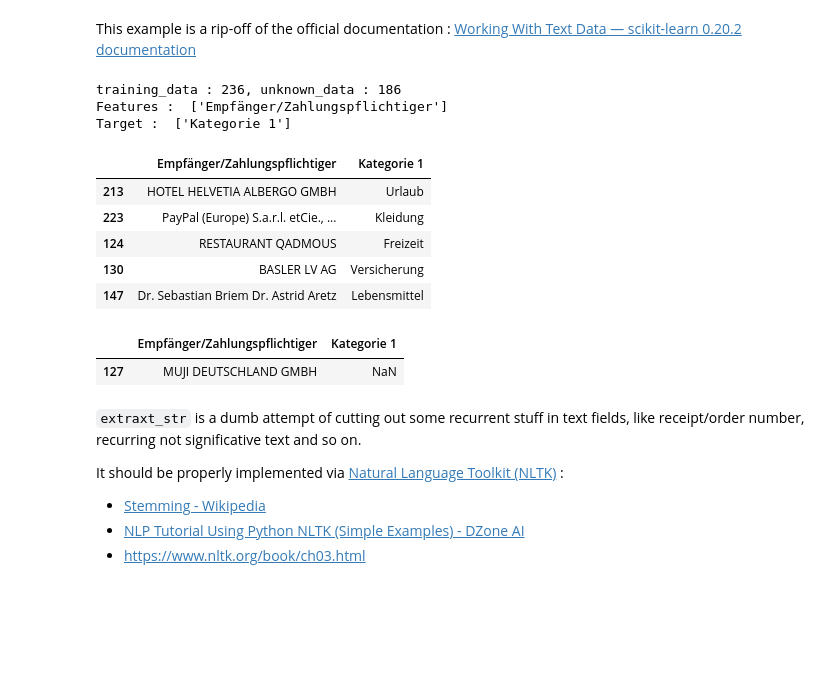
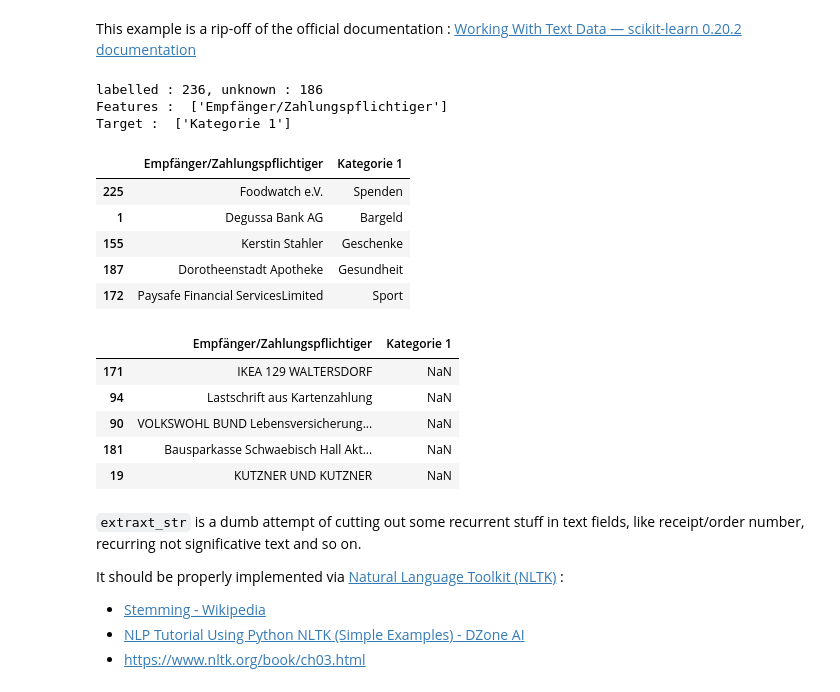
Before and after one commit to PythonMilano/bank_transaction_classifier, a Jupyter notebook: bank_transaction_classifier_repo.ipynb, the cells around one changed output. Drawn from its saved outputs; the diff is of its cells as text; code cells hidden in the pictures; blank space fills up the shorter version.

```diff
--- a/bank_transaction_classifier_repo.ipynb
+++ b/bank_transaction_classifier_repo.ipynb
@@ -16,29 +19,38 @@ unknown_data = pd.read_csv('unknown.csv',sep=',')
 # %%
+## German
 cols = ['Empfänger/Zahlungspflichtiger','Kategorie 1'] # all the columns relevant to this analysis
 text_col = ['Empfänger/Zahlungspflichtiger']           # the "data" column
 target_col = ['Kategorie 1']                           # the target column
 
-print('training_data : {}, unknown_data : {} '.format(training_data.shape[0],unknown_data.shape[0]))
+# ## English
+# cols = ['Recipient / Payer','Category 1'] # all the columns relevant to this analysis
+# text_col = ['Recipient / Payer']          # the "data" column
+# target_col = ['Category 1']               # the target column
+
+print('labelled : {}, unknown : {} '.format(labelled.shape[0],unknown.shape[0]))
 print('Features : ', text_col)
 print('Target : ', target_col)
 # %% [output]
-training_data : 236, unknown_data : 186
+labelled : 236, unknown : 186
 Features :  ['Empfänger/Zahlungspflichtiger']
 Target :  ['Kategorie 1']
-# %%
-training_data[cols].sample(5)
-# %% [output]
-|  | Empfänger/Zahlungspflichtiger | Kategorie 1 |
-| 213 | HOTEL HELVETIA ALBERGO GMBH | Urlaub |
-| 223 | PayPal (Europe) S.a.r.l. etCie., ... | Kleidung |
-| 124 | RESTAURANT QADMOUS | Freizeit |
-| 130 | BASLER LV AG | Versicherung |
-| 147 | Dr. Sebastian Briem Dr. Astrid Aretz | Lebensmittel |
-# %%
-unknown_data[cols].sample()
-# %% [output]
-|  | Empfänger/Zahlungspflichtiger | Kategorie 1 |
-| 127 | MUJI DEUTSCHLAND GMBH | NaN |
+# %%
+display(labelled[cols].sample(5))
+print()
+display(unknown[cols].sample(5))
+# %% [output]
+|  | Empfänger/Zahlungspflichtiger | Kategorie 1 |
+| 225 | Foodwatch e.V. | Spenden |
+| 1 | Degussa Bank AG | Bargeld |
+| 155 | Kerstin Stahler | Geschenke |
+| 187 | Dorotheenstadt Apotheke | Gesundheit |
+| 172 | Paysafe Financial ServicesLimited | Sport |
+|  | Empfänger/Zahlungspflichtiger | Kategorie 1 |
+| 171 | IKEA 129 WALTERSDORF | NaN |
+| 94 | Lastschrift aus Kartenzahlung | NaN |
+| 90 | VOLKSWOHL BUND Lebensversicherung... | NaN |
+| 181 | Bausparkasse Schwaebisch Hall Akt... | NaN |
+| 19 | KUTZNER UND KUTZNER | NaN |
 # %%
 # Extracting features from text files
 ## Tokenizing text with scikit-learn
```
Also changed, not shown: parts of 21 cells of this notebook.
